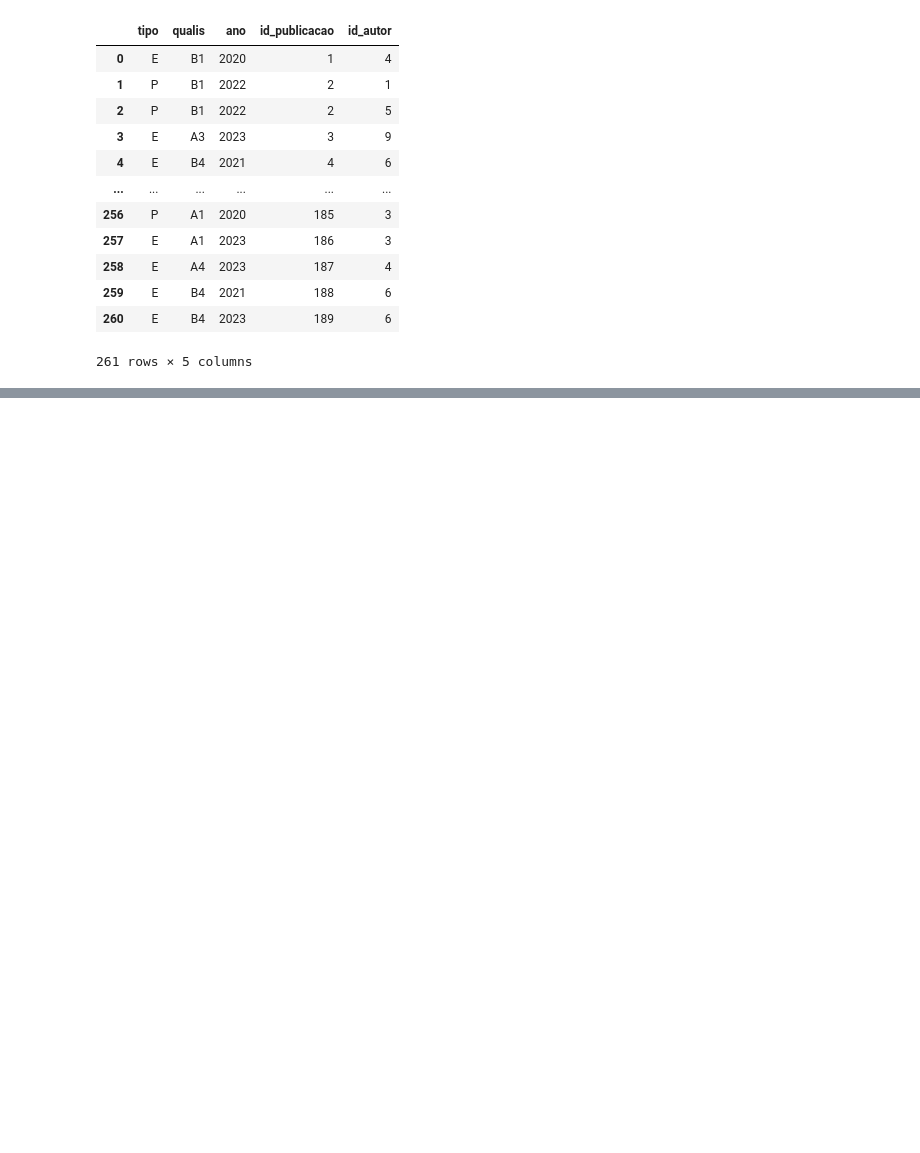
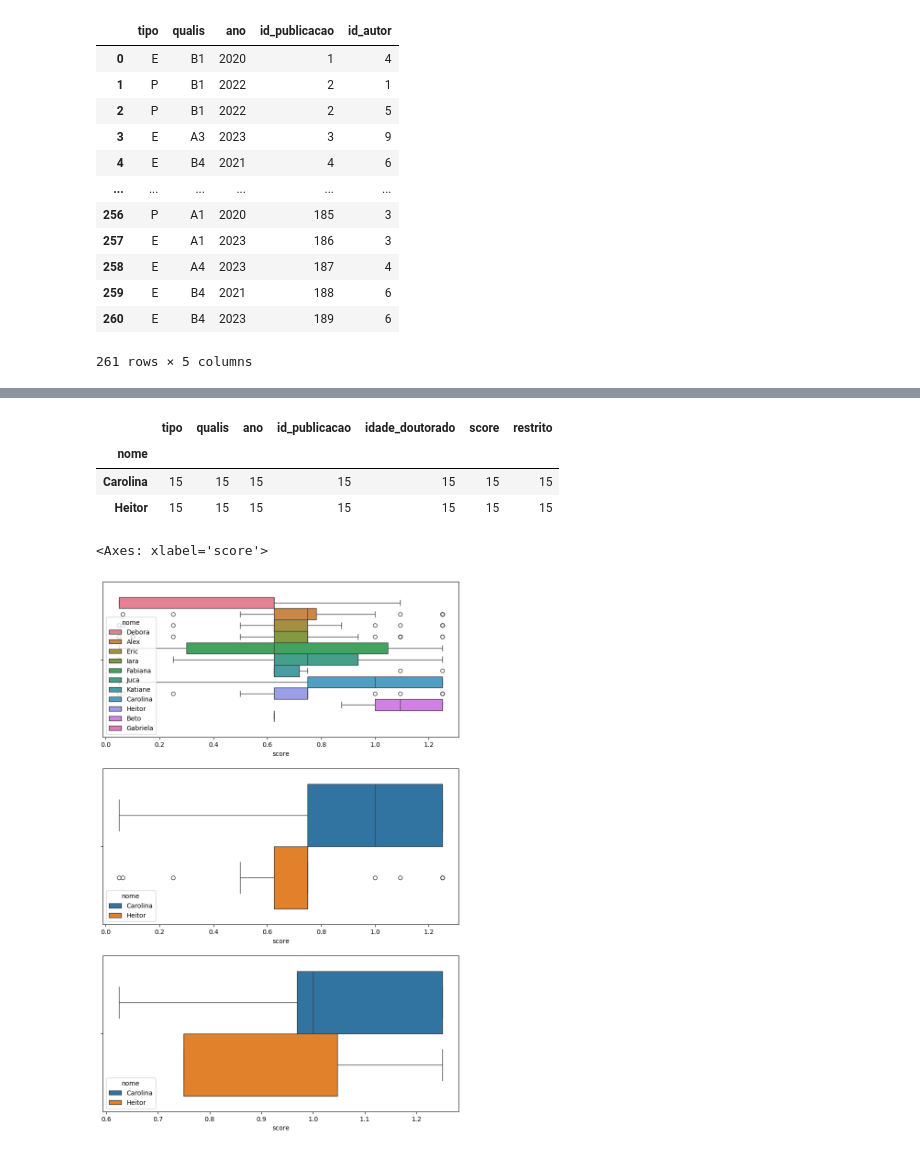
Before and after one commit to Draylon/ppgca_cd_debate, a Jupyter notebook: score_geral.ipynb, the cells around one changed output, grey strips where cells are left out. Drawn from its saved outputs; the diff is of its cells as text; code cells hidden in the pictures; blank space fills up the shorter version.

```diff
--- a/score_geral.ipynb
+++ b/score_geral.ipynb
@@ -155,0 +269,18 @@ all_merge.groupby('nome').groups.__len__()
+# %%
+# Número de publicacoes A1-A4 dos 2
+all_merge[(all_merge['nome'].isin(['Carolina','Heitor'])) & (all_merge['qualis'].isin(['A1','A2','A3','A4']))].groupby('nome').count()
+# %% [output]
+|  | tipo | qualis | ano | id_publicacao | idade_doutorado | score | restrito |
+| nome |  |  |  |  |  |  |  |
+| Carolina | 15 | 15 | 15 | 15 | 15 | 15 | 15 |
+| Heitor | 15 | 15 | 15 | 15 | 15 | 15 | 15 |
+# %%
+#Qual a distribuição das publicações com base no score total
+fig, (ax1,ax2,ax3) = plt.subplots(3,1,figsize=(10,15))
+sns.boxplot(all_merge,x='score',hue='nome',ax=ax1)
+sns.boxplot(all_merge[all_merge['nome'].isin(['Carolina','Heitor'])],x='score',hue='nome',ax=ax2)
+sns.boxplot(all_merge[(all_merge['nome'].isin(['Carolina','Heitor'])) & (all_merge['qualis'].isin(['A1','A2','A3','A4']))],x='score',hue='nome',ax=ax3)
+#all_merge[all_merge['qualis'].isin(['A1','A2','A3','A4'])].groupby('nome').mean()['score']
+# %% [output]
+<Axes: xlabel='score'>
+[figure, added]
```
Also changed, not shown: parts of 18 cells of this notebook, 1 other file.
